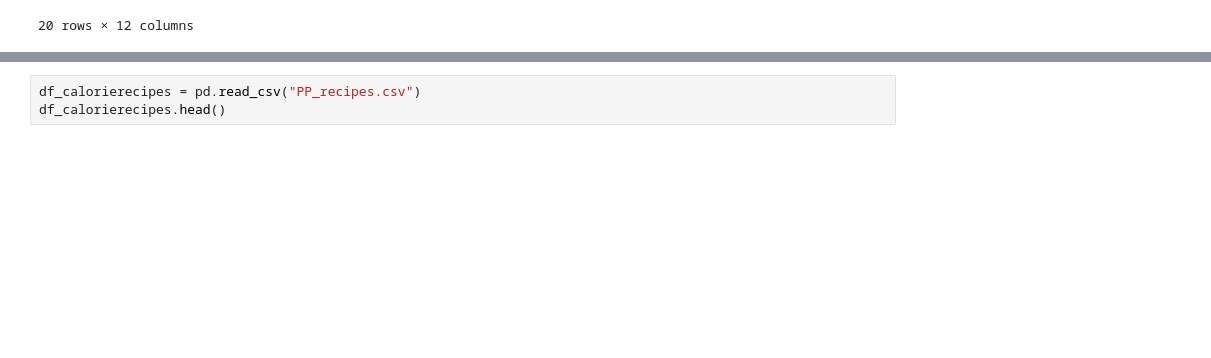
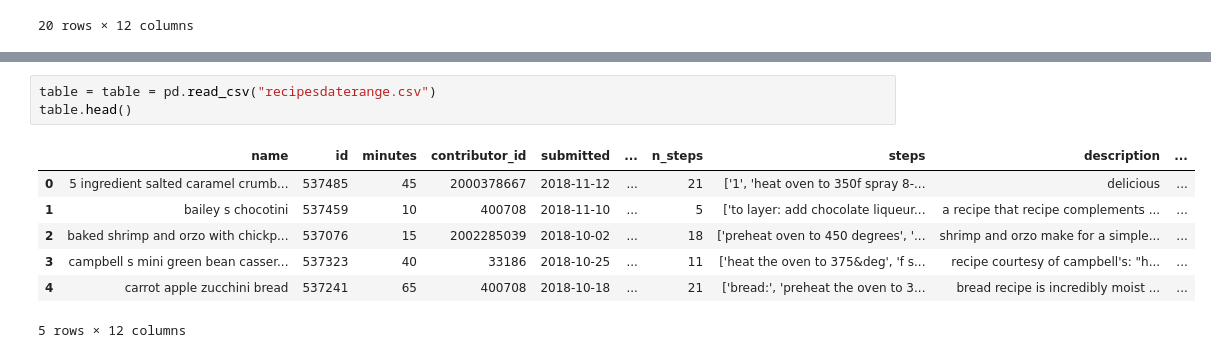
Before and after one commit to CarlTondo9/ETL-Project, a Jupyter notebook: ETL Project Data Cleanup.ipynb, the cells around one changed output, grey strips where cells are left out. Cells and saved outputs as stored; diff of their text form; blank space fills up the shorter version.

```diff
--- a/ETL Project Data Cleanup.ipynb
+++ b/ETL Project Data Cleanup.ipynb
@@ -270,3 +266,11 @@ df_rdaterange
 # %%
-df_calorierecipes = pd.read_csv("PP_recipes.csv")
-df_calorierecipes.head()
+table = table = pd.read_csv("recipesdaterange.csv")
+table.head()
+# %% [output]
+|  | name | id | minutes | contributor_id | submitted | ... | n_steps | steps | description | ... |
+| 0 | 5 ingredient salted caramel crumb... | 537485 | 45 | 2000378667 | 2018-11-12 | ... | 21 | ['1', 'heat oven to 350f spray 8-... | delicious | ... |
+| 1 | bailey s chocotini | 537459 | 10 | 400708 | 2018-11-10 | ... | 5 | ['to layer: add chocolate liqueur... | a recipe that recipe complements ... | ... |
+| 2 | baked shrimp and orzo with chickp... | 537076 | 15 | 2002285039 | 2018-10-02 | ... | 18 | ['preheat oven to 450 degrees', '... | shrimp and orzo make for a simple... | ... |
+| 3 | campbell s mini green bean casser... | 537323 | 40 | 33186 | 2018-10-25 | ... | 11 | ['heat the oven to 375&deg', 'f s... | recipe courtesy of campbell's: "h... | ... |
+| 4 | carrot apple zucchini bread | 537241 | 65 | 400708 | 2018-10-18 | ... | 21 | ['bread:', 'preheat the oven to 3... | bread recipe is incredibly moist ... | ... |
+5 rows × 12 columns
```
Also changed, not shown: parts of 4 cells of this notebook, 1 other file.
